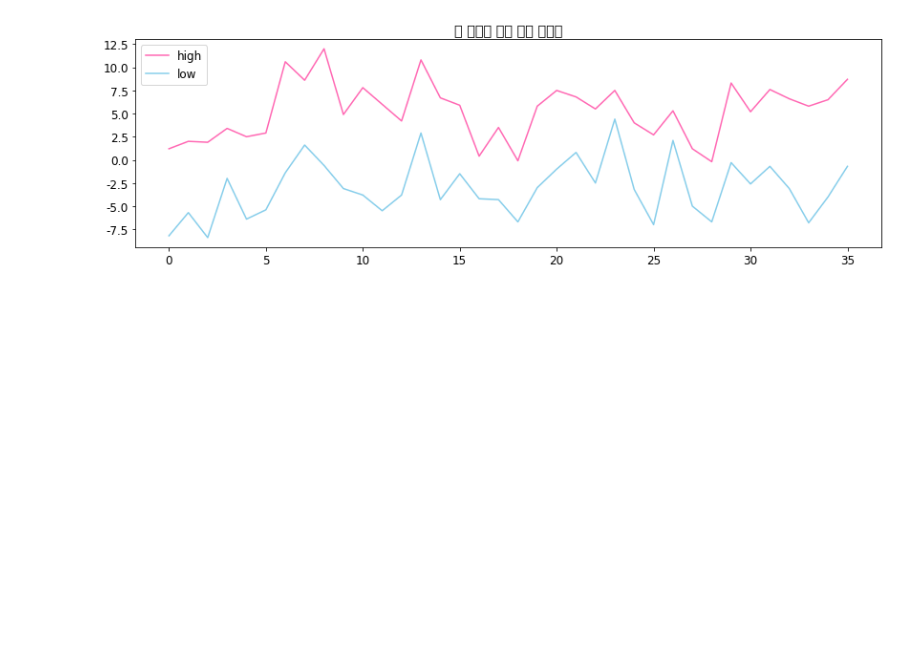
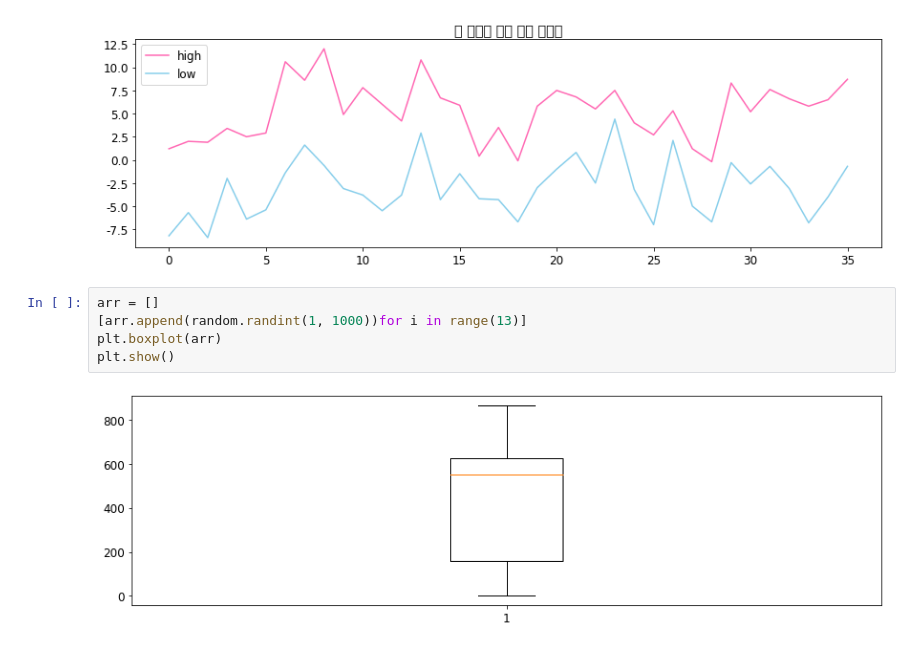
Before and after one commit to jun951231/jupyter-docker, a Jupyter notebook: changed_temperature_on_my_birthday.ipynb, the cells around one changed output. Saved outputs shown, nothing was run; the diff lists cells and outputs as text; blank space fills up the shorter version.

```diff
--- a/changed_temperature_on_my_birthday.ipynb
+++ b/changed_temperature_on_my_birthday.ipynb
@@ -62,3 +67,10 @@ plt.legend()
 # %% [output]
 <matplotlib.legend.Legend at 0x...>
 [figure]
+# %%
+arr = []
+[arr.append(random.randint(1, 1000))for i in range(13)]
+plt.boxplot(arr)
+plt.show()
+# %% [output]
+[figure, added]
```
Also changed, not shown: parts of 8 cells of this notebook, 2 other files.
